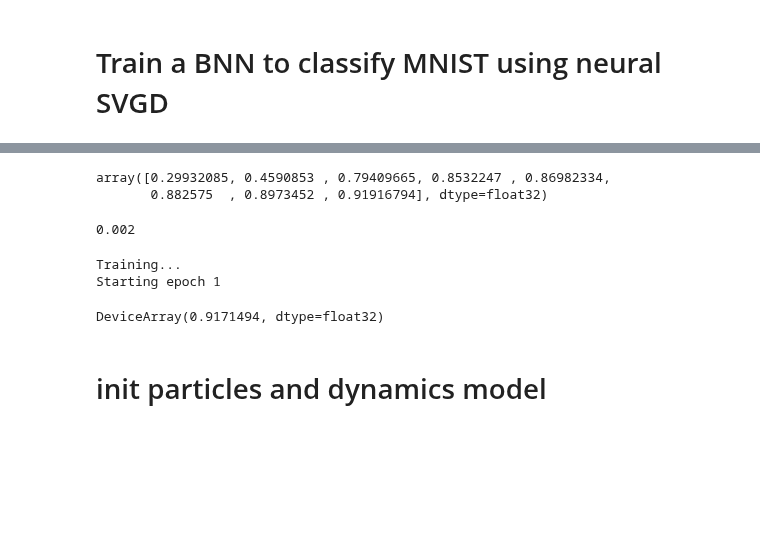
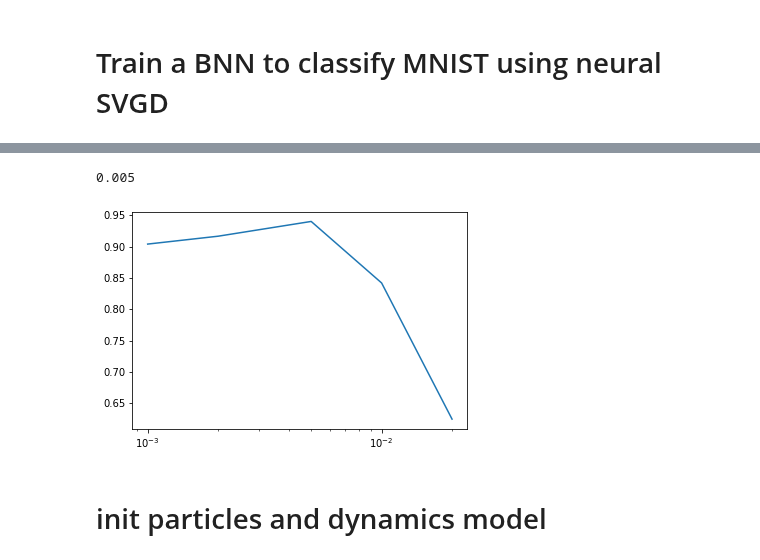
Before and after one commit to ratschlab/projects-2020-Neural-SVGD, a Jupyter notebook: notebooks/bayesian-neural-network/Neural-VGD.ipynb, the cells around one changed output, grey strips where cells are left out. Cells and saved outputs as stored; diff of their text form; code cells hidden in the pictures; blank space fills up the shorter version.

```diff
--- a/notebooks/bayesian-neural-network/Neural-VGD.ipynb
+++ b/notebooks/bayesian-neural-network/Neural-VGD.ipynb
@@ -87,9 +101,0 @@ final_accs = []
-# %%
-fa
-# %% [output]
-array([0.29932085, 0.4590853 , 0.79409665, 0.8532247 , 0.86982334,
-       0.882575  , 0.8973452 , 0.91916794], dtype=float32)
-# %%
-ADAM_STEPSIZE
-# %% [output]
-0.002
@@ -98,10 +102,18 @@ key, subkey = random.split(key)
+# %%
+plt.plot(lrs, fa)
+plt.xscale('log')
+print(ADAM_STEP_SIZE)
+# %% [output]
+0.005
+[figure, added]
 # %%
+key, subkey = random.split(key)
+
 final_acc = nvgd_bnn.train(key=subkey,
                            particle_stepsize=ADAM_STEPSIZE,
-                           n_iter=200,
+                           n_iter=844,
                            evaluate_every=-1,
                            results_file="/dev/null",
                            optimizer="adam")
+
+final_acc[0]
-# %% [output]
-Training...
-Starting epoch 1
@@ -110,7 +120,3 @@ f
-# %%
-final_acc[0]
-# %% [output]
-DeviceArray(0.9171494, dtype=float32)
 # %% [markdown]
 # init particles and dynamics model
 # %%
```
Also changed, not shown: parts of 13 cells of this notebook, 3 other files.
